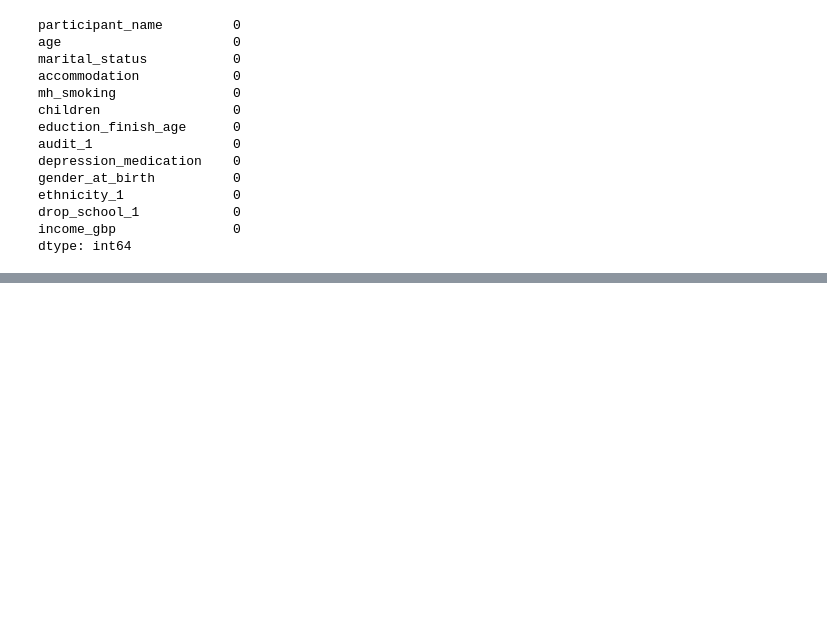
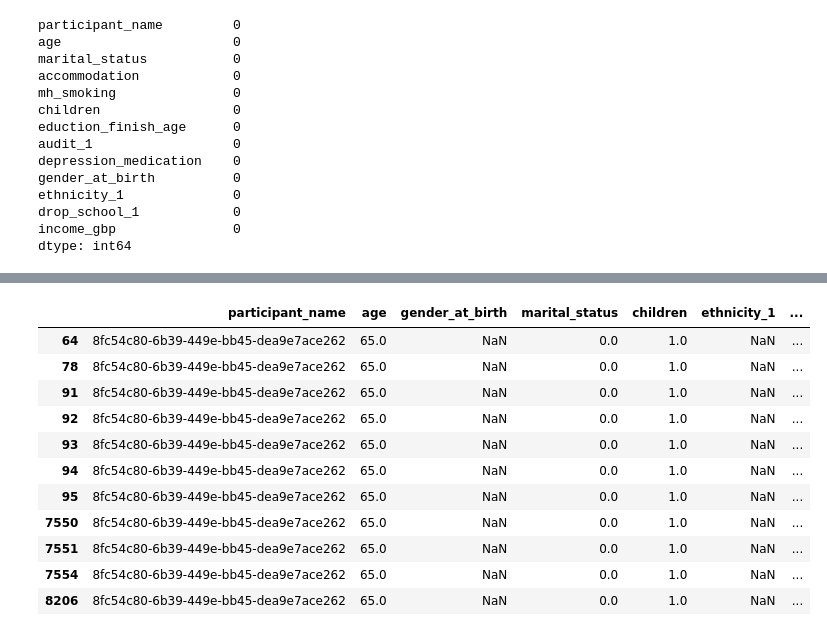
Before and after one commit to kaylenemorrison/wearable-device-depression-prediction, a Jupyter notebook: imputation_exploration.ipynb, the cells around one changed output, grey strips where cells are left out. Cells and saved outputs as stored; diff of their text form; code cells hidden in the pictures; blank space fills up the shorter version.

```diff
--- a/imputation_exploration.ipynb
+++ b/imputation_exploration.ipynb
@@ -266,3 +287,5 @@ ethnicity_1              0
 drop_school_1            0
 income_gbp               0
 dtype: int64
+# %%
+categorical_cols = ['marital_status', 'ethnicity_1', 'accommodation', ]
@@ -268,0 +334,15 @@ dtype: int64
+# %%
+X[X['participant_name'] == '8fc54c80-6b39-449e-bb45-dea9e7ace262']
+# %% [output]
+|  | participant_name | age | gender_at_birth | marital_status | children | ethnicity_1 | ... |
+| 64 | 8fc54c80-6b39-449e-bb45-dea9e7ace262 | 65.0 | NaN | 0.0 | 1.0 | NaN | ... |
+| 78 | 8fc54c80-6b39-449e-bb45-dea9e7ace262 | 65.0 | NaN | 0.0 | 1.0 | NaN | ... |
+| 91 | 8fc54c80-6b39-449e-bb45-dea9e7ace262 | 65.0 | NaN | 0.0 | 1.0 | NaN | ... |
+| 92 | 8fc54c80-6b39-449e-bb45-dea9e7ace262 | 65.0 | NaN | 0.0 | 1.0 | NaN | ... |
+| 93 | 8fc54c80-6b39-449e-bb45-dea9e7ace262 | 65.0 | NaN | 0.0 | 1.0 | NaN | ... |
+| 94 | 8fc54c80-6b39-449e-bb45-dea9e7ace262 | 65.0 | NaN | 0.0 | 1.0 | NaN | ... |
+| 95 | 8fc54c80-6b39-449e-bb45-dea9e7ace262 | 65.0 | NaN | 0.0 | 1.0 | NaN | ... |
+| 7550 | 8fc54c80-6b39-449e-bb45-dea9e7ace262 | 65.0 | NaN | 0.0 | 1.0 | NaN | ... |
+| 7551 | 8fc54c80-6b39-449e-bb45-dea9e7ace262 | 65.0 | NaN | 0.0 | 1.0 | NaN | ... |
+| 7554 | 8fc54c80-6b39-449e-bb45-dea9e7ace262 | 65.0 | NaN | 0.0 | 1.0 | NaN | ... |
+| 8206 | 8fc54c80-6b39-449e-bb45-dea9e7ace262 | 65.0 | NaN | 0.0 | 1.0 | NaN | ... |
```
Also changed, not shown: parts of 48 cells of this notebook, 4 other files.
